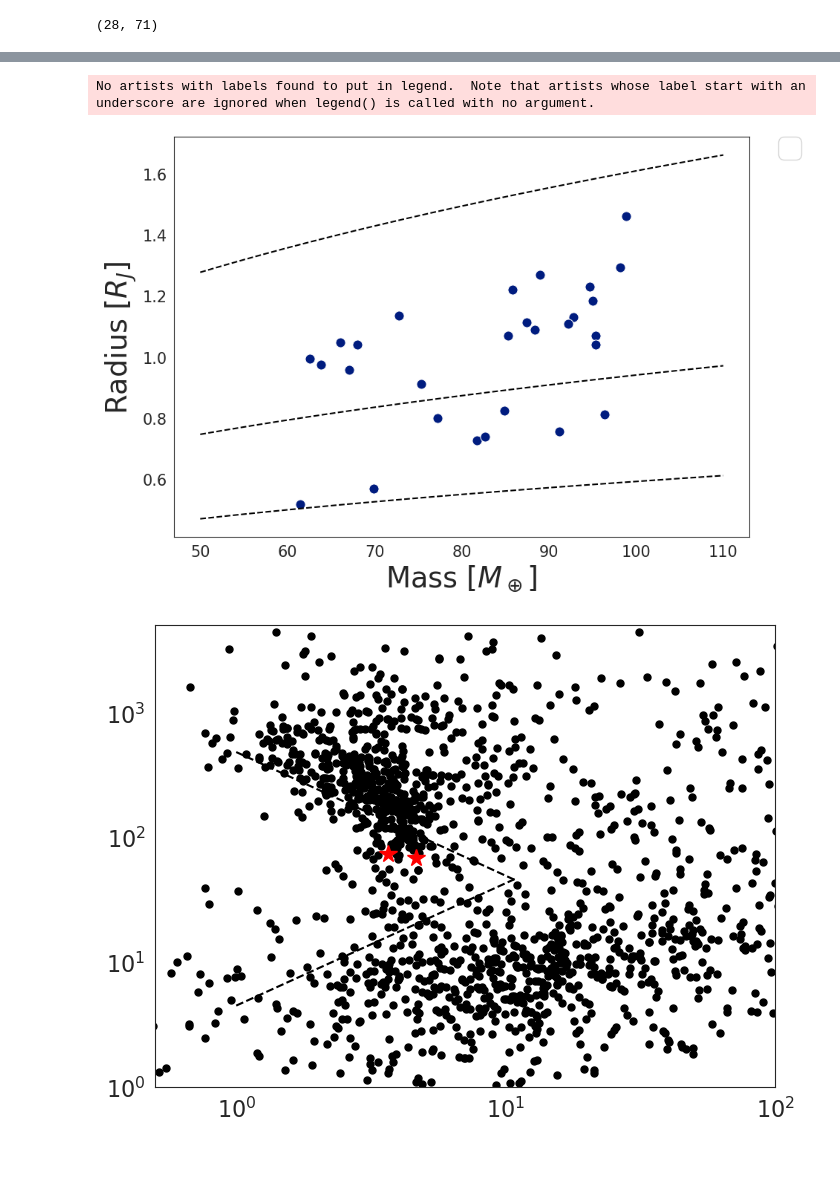
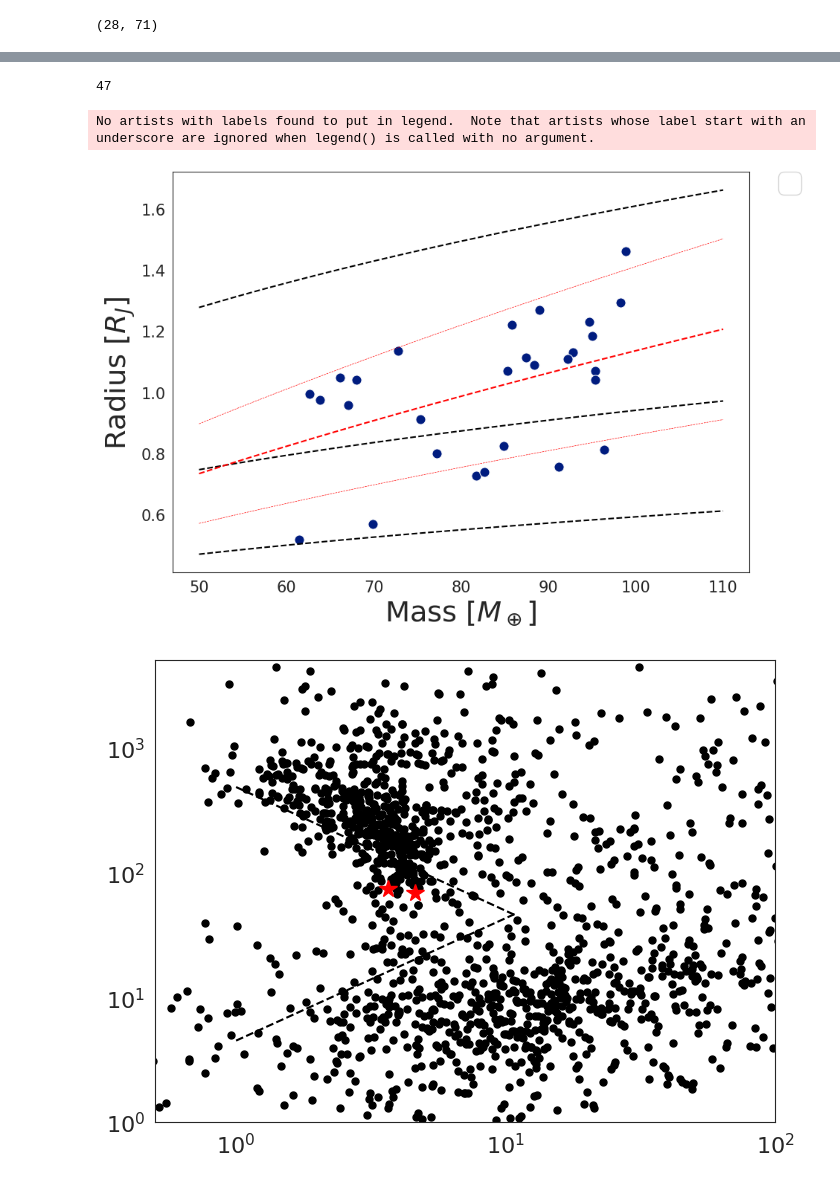
Before and after one commit to juanserrano90/toi1199-1273, a Jupyter notebook: figuras_caracterizacion.ipynb, the cells around one changed output, grey strips where cells are left out. Drawn from its saved outputs; the diff is of its cells as text; code cells hidden in the pictures.

```diff
--- a/figuras_caracterizacion.ipynb
+++ b/figuras_caracterizacion.ipynb
@@ -87,3 +67,9 @@ Name: pl_rade, dtype: float64
+# %%
+# count how many objets have pl_dens<0.5 and pl_rade<11.5
+
+sum((exoplanets_rmp.pl_dens<0.5) & (exoplanets_rmp.pl_rade <11.5))
+# %% [output]
+47
 # %%
 masas = np.linspace(50,110, 1000)
 densidades=np.asarray([0.1,0.5,1.0,1.5,2.0, 1000])
@@ -102,24 +84,39 @@ radios7 = 0.70*masas**(0.63)*u.R_earth.to(u.R_jup)
+# %%
+#OTEGI 2020 M-R relation
+def r_otegi(m):
+    rr = ufloat(0.70, 0.11)
+    constant = ufloat(0.63,0.04)
+    rotegi = rr*m**(constant)*u.R_earth.to(u.R_jup)
+    return rotegi
+radios7 = []
+radios7err = []
+for i in range(len(masas)):
+    radios7.append(r_otegi(masas[i]).n)
+    radios7err.append(r_otegi(masas[i]).s)
 # %%
 figure = plt.figure(figsize=(10, 7))
 sns.set_style("white")
 sns.scatterplot(x='pl_bmasse', y='pl_radj', data=parecidos, s=90, palette="ch:s=.25,rot=-.25")
 plt.legend(bbox_to_anchor=(1.05, 1), loc=2, borderaxespad=0., fontsize='xx-large')
 plt.xlabel('Mass [$M_\oplus$]', fontsize='xx-large')
 plt.ylabel('Radius [$R_J$]', fontsize='xx-large')
 
-plt.plot(masas,radios1, color='black', label='Density = 0.1', linestyle="--")
-plt.plot(masas,radios2, color='black', label='Density = 0.5', linestyle="--")
+plt.plot(masas, radios1, color='black', label='Density = 0.1', linestyle="--")
+plt.plot(masas, radios2, color='black', label='Density = 0.5', linestyle="--")
+plt.plot(masas, radios7, color='red', label='Otegi M-R relation', linestyle="--")
+plt.plot(masas, np.asarray(radios7)-np.asarray(radios7err), color='red', linestyle="--", lw=0.5)
+plt.plot(masas, np.asarray(radios7)+np.asarray(radios7err), color='red', linestyle="--", lw=0.5)
 #plt.plot(masas,radios3, color='red', label='Density = 100')
 #plt.plot(masas,radios4, color='black', label='Density = 1.5')
 plt.plot(masas,radios5, color='black', label='Density = 2.0', linestyle="--")
 #plt.plot(masas,radios6, color='red', label='Density = 5')
 # plt.xlim(60,100)
 #plt.ylim(0.1,1.5)
 for ax in figure.get_axes():
     ax.tick_params(axis='both', labelsize=15)
 # %% [output]
 No artists with labels found to put in legend.  Note that artists whose label start with an underscore are ignored when legend() is called with no argument.
-[figure, old version]
+[figure, new version]
 # %%
 def des1(x):
     return 0.98*x-1.85
```
Also changed, not shown: parts of 8 cells of this notebook, 1 other file.
